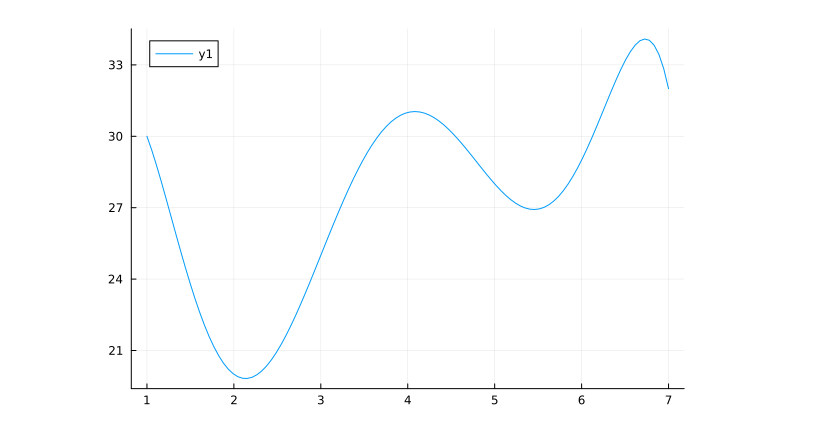
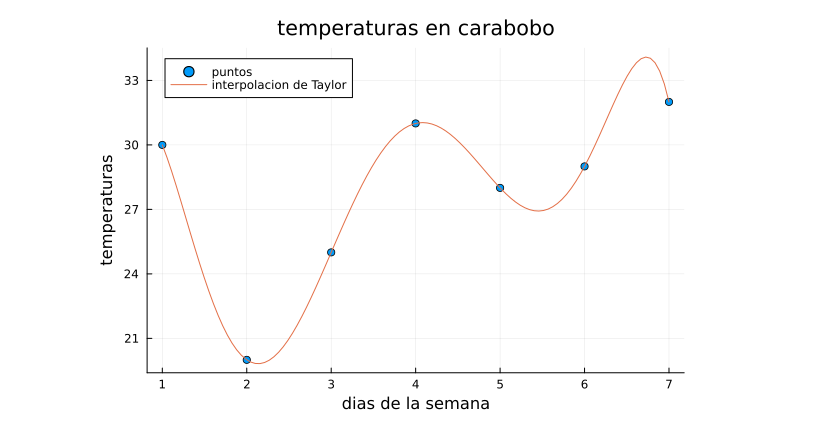
Before and after one commit to EmilioUzcategui/pruebas-grupales-calculo-numerico, a Jupyter notebook: parciales/proyecto2_calculo_numerico.ipynb, the cells around one changed output. Drawn from its saved outputs; the diff is of its cells as text; code cells hidden in the pictures.

Commit message:
se agrega la interpolacion de Taylor

```diff
--- a/parciales/proyecto2_calculo_numerico.ipynb
+++ b/parciales/proyecto2_calculo_numerico.ipynb
@@ -1,3 +1,48 @@
 # %%
+using PyCall
+using Plots
+#importamos numpy y sympy
+np = pyimport("numpy")
+sym=pyimport("sympy")
+#definimos las listas con los datos a graficar
+xi = np.array([1.0, 2.0, 3.0, 4.0, 5.0, 6.0, 7.0], dtype=np.float64)
+yi = np.array([30.0, 20.0, 25.0, 31.0, 28.0, 29.0, 32.0], dtype=np.float64)
+x = sym.Symbol("x")
+
+#Definir la función que describen estos datos
+polinomio = np.polyfit(xi, yi, deg=length(xi)-1)
+funcion = np.poly1d(polinomio)
+
+#funcion que calcula 6 terminos de la serie de Taylor
+function interpolacion_de_taylor(funcion, valor)
+    serie = 0
+    funcion_derivada = funcion
+    for i in 0:6
+        if i == 0
+            serie += np.polyval(funcion_derivada,valor) * (x - valor)^i
+        else
+            funcion_derivada = np.polyder(funcion_derivada)
+            serie += (np.polyval(funcion_derivada, valor) * (x - valor)^i) / factorial(i)
+        end
+    end
+    #retornamos la serie de taylor calculada que posteriormente sera graficada
+    return serie
+end
+#asignamos lo que retorne la funcion a una variable serie que se comportara como una funcion"
+serie = interpolacion_de_taylor(funcion, 4)
+#=array que contiene los puntos a graficar en x de la funcion serie, dicho array tendra 110 puntos que van desde el
+valor minimo de xi hasta el valor maximo de xi para una grafica mas precisa=#
+datos_x = np.linspace(minimum(xi), maximum(xi), 110)
+#array que sera llenado con los puntos en y de la funcion serie
+datos_y = zeros(length(datos_x))
+
+#obtenemos los puntos en Y de la funcion serie evaluando los puntos de datos_x en la funcion serie
+for i in 1:length(datos_y)
+    datos_y[i] = serie.subs(x, datos_x[i])
+end
+
+#datos de la grafica
+scatter(xi,yi,label="puntos",xlabel="dias de la semana",ylabel="temperaturas",title="temperaturas en carabobo")
+plot!(datos_x,datos_y,label="interpolacion de Taylor")
 # %% [output]
-[figure, old version]
+[figure, new version]
```
